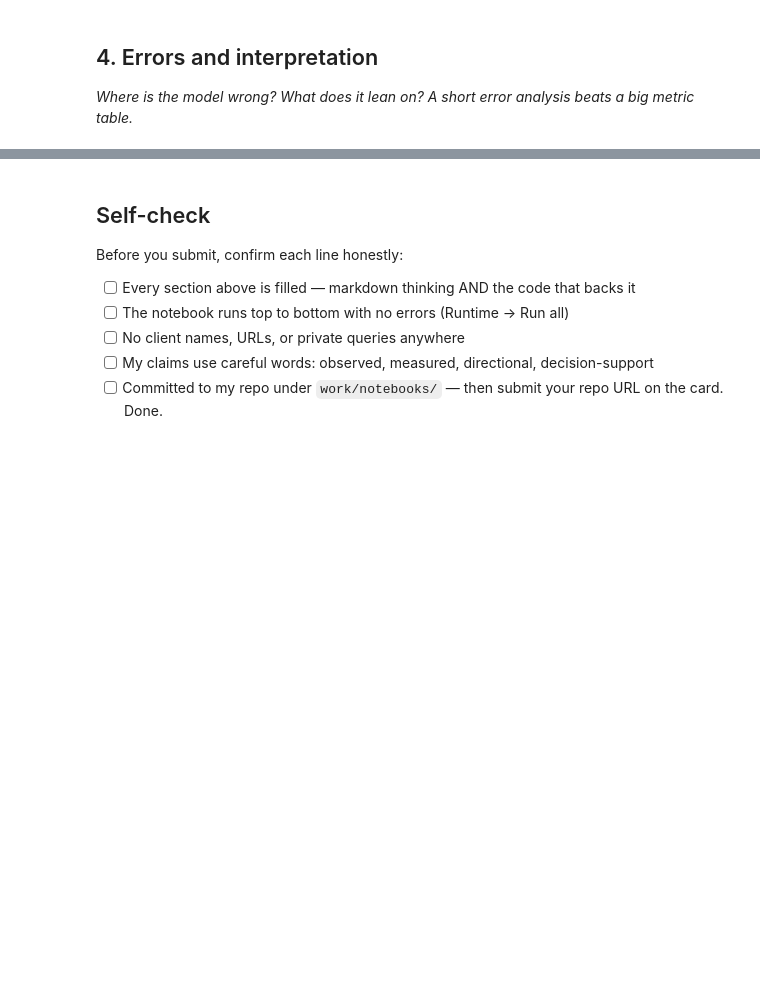
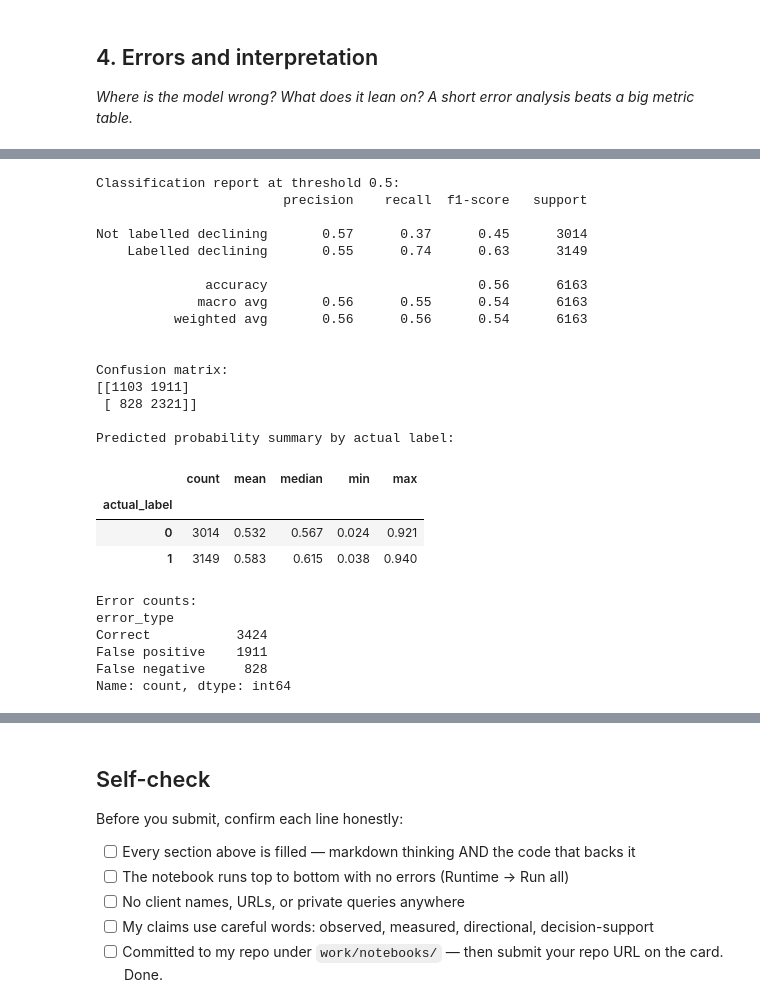
Before and after one commit to saibalaji2004/Flyrank-intern-repo, a Jupyter notebook: work/notebooks/w05_model.ipynb, the cells around one changed output, grey strips where cells are left out. Saved outputs shown, nothing was run; the diff lists cells and outputs as text; code cells hidden in the pictures; blank space fills up the shorter version.

```diff
--- a/work/notebooks/w05_model.ipynb
+++ b/work/notebooks/w05_model.ipynb
@@ -36,0 +368,76 @@ This skeleton is yours to fill. Work the sections **in order** — each one has
+# %%
+
+# ML-08: Error analysis on held-out test clients
+
+from sklearn.metrics import confusion_matrix, classification_report
+
+# Use 0.5 as a diagnostic threshold
+test_predictions = (model_scores >= 0.5).astype(int)
+
+print("Classification report at threshold 0.5:")
+print(classification_report(
+    y_test,
+    test_predictions,
+    target_names=["Not labelled declining", "Labelled declining"],
+    zero_division=0
+))
+
+print("\nConfusion matrix:")
+print(confusion_matrix(y_test, test_predictions))
+
+# Compare predicted probabilities by actual label
+error_summary = pd.DataFrame({
+    "actual_label": np.asarray(y_test),
+    "predicted_probability": model_scores
+})
+
+print("\nPredicted probability summary by actual label:")
+display(
+    error_summary.groupby("actual_label")["predicted_probability"]
+    .agg(["count", "mean", "median", "min", "max"])
+    .round(3)
+)
+
+# Categorize incorrect predictions
+error_summary["prediction"] = test_predictions
+
+error_summary["error_type"] = np.select(
+    [
+        (error_summary["actual_label"] == 0) &
+        (error_summary["prediction"] == 1),
+        (error_summary["actual_label"] == 1) &
+        (error_summary["prediction"] == 0),
+    ],
+    ["False positive", "False negative"],
+    default="Correct"
+)
+
+print("\nError counts:")
+print(error_summary["error_type"].value_counts())
+# %% [output]
+Classification report at threshold 0.5:
+                        precision    recall  f1-score   support
+
+Not labelled declining       0.57      0.37      0.45      3014
+    Labelled declining       0.55      0.74      0.63      3149
+
+              accuracy                           0.56      6163
+             macro avg       0.56      0.55      0.54      6163
+          weighted avg       0.56      0.56      0.54      6163
+
+
+Confusion matrix:
+[[1103 1911]
+ [ 828 2321]]
+
+Predicted probability summary by actual label:
+|  | count | mean | median | min | max |
+| actual_label |  |  |  |  |  |
+| 0 | 3014 | 0.532 | 0.567 | 0.024 | 0.921 |
+| 1 | 3149 | 0.583 | 0.615 | 0.038 | 0.940 |
+Error counts:
+error_type
+Correct           3424
+False positive    1911
+False negative     828
+Name: count, dtype: int64
```
Also changed, not shown: parts of 17 cells of this notebook.
